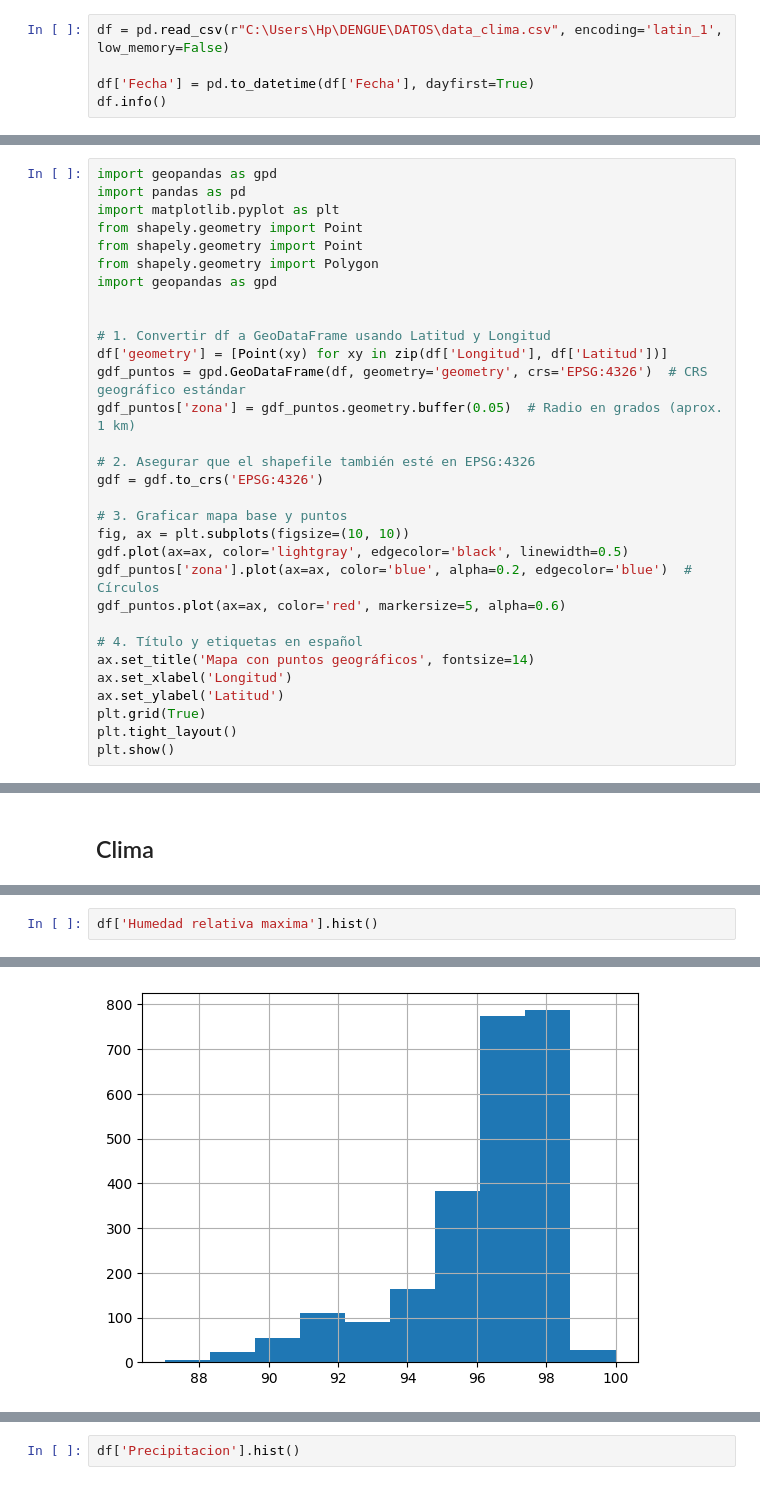
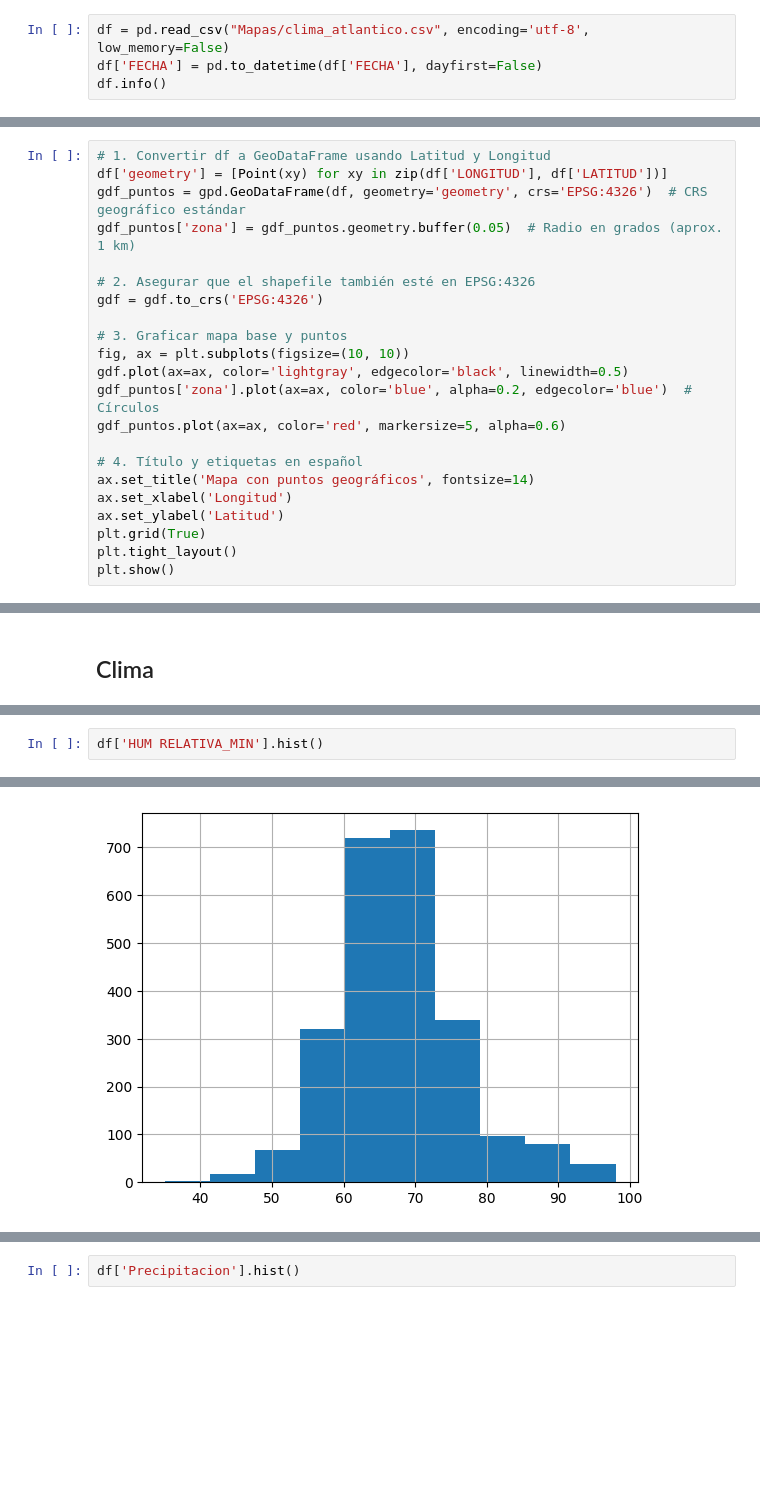
Before and after one commit to Darally06/Dengue_caracterization, a Jupyter notebook: clima.ipynb, the cells around one changed output, grey strips where cells are left out. Saved outputs shown, nothing was run; the diff lists cells and outputs as text; blank space fills up the shorter version.

Commit message:
clima

```diff
--- a/clima.ipynb
+++ b/clima.ipynb
@@ -11,7 +18,6 @@ from scipy import stats
 # %%
-df = pd.read_csv(r"C:\Users\Hp\DENGUE\DATOS\data_clima.csv", encoding='latin_1', low_memory=False)
-
-df['Fecha'] = pd.to_datetime(df['Fecha'], dayfirst=True)
+df = pd.read_csv("Mapas/clima_atlantico.csv", encoding='utf-8', low_memory=False)
+df['FECHA'] = pd.to_datetime(df['FECHA'], dayfirst=False)
 df.info()
 # %% [output]
 <class 'pandas.core.frame.DataFrame'>
@@ -75,15 +62,6 @@ memory usage: 2.2+ KB
 # %%
-import geopandas as gpd
-import pandas as pd
-import matplotlib.pyplot as plt
-from shapely.geometry import Point
-from shapely.geometry import Point
-from shapely.geometry import Polygon
-import geopandas as gpd
-
-
 # 1. Convertir df a GeoDataFrame usando Latitud y Longitud
-df['geometry'] = [Point(xy) for xy in zip(df['Longitud'], df['Latitud'])]
+df['geometry'] = [Point(xy) for xy in zip(df['LONGITUD'], df['LATITUD'])]
 gdf_puntos = gpd.GeoDataFrame(df, geometry='geometry', crs='EPSG:4326')  # CRS geográfico estándar
 gdf_puntos['zona'] = gdf_puntos.geometry.buffer(0.05)  # Radio en grados (aprox. 1 km)
 
@@ -123,6 +108,6 @@ Name: Humedad relativa maxima, dtype: float64
 # %%
-df['Humedad relativa maxima'].hist()
+df['HUM RELATIVA_MIN'].hist()
 # %% [output]
 <Axes: >
-[figure, old version]
+[figure, new version]
 # %%
```
Also changed, not shown: parts of 12 cells of this notebook.
